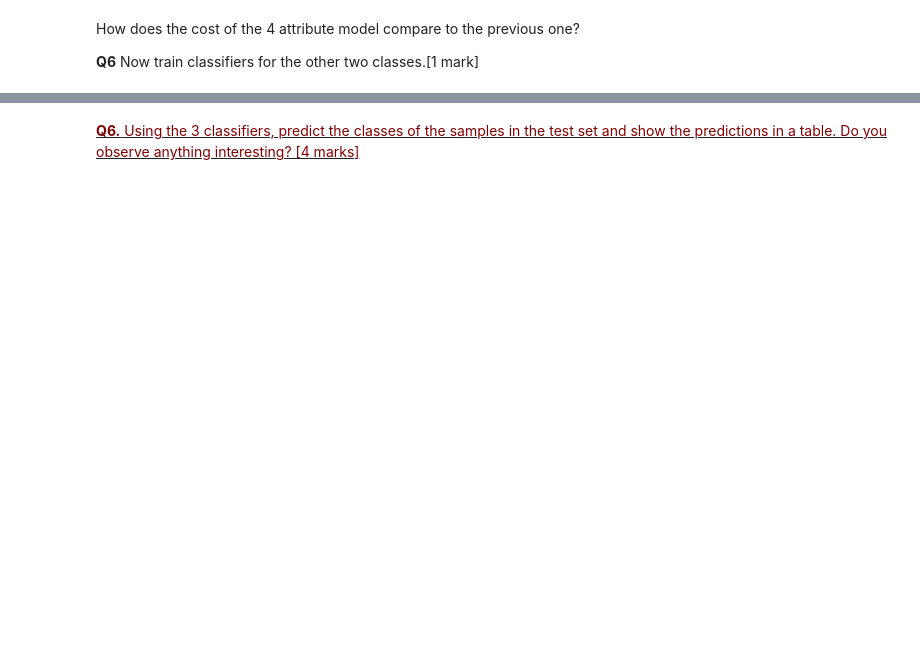
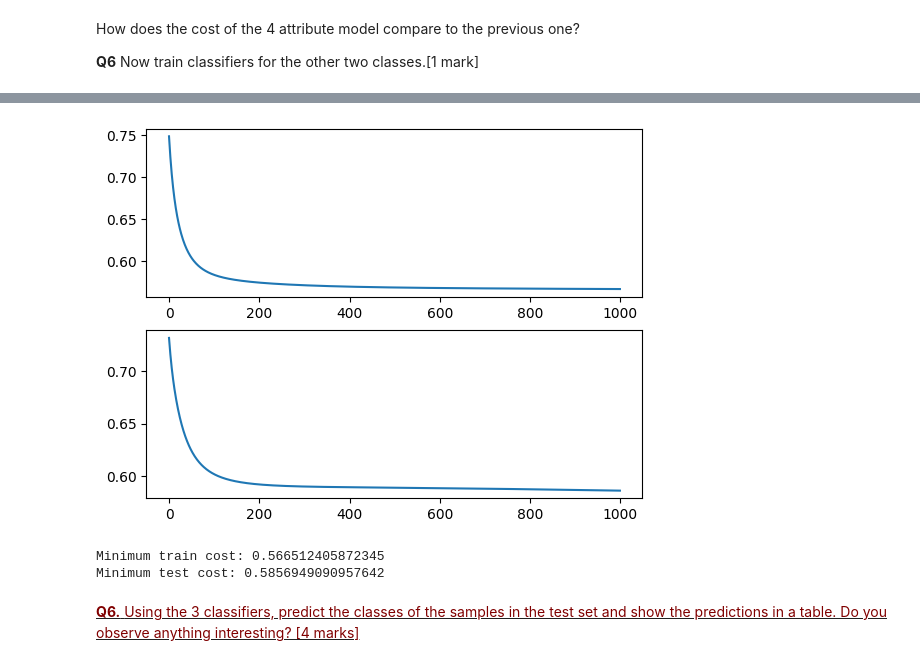
Before and after one commit to kianahs/Machine-Learning, a Jupyter notebook: wk4_Classification_I.ipynb, the cells around one changed output, grey strips where cells are left out. Cells and saved outputs as stored; diff of their text form; code cells hidden in the pictures; blank space fills up the shorter version.

```diff
--- a/wk4_Classification_I.ipynb
+++ b/wk4_Classification_I.ipynb
@@ -281,2 +423,14 @@ How does the cost of the 4 attribute model compare to the previous one?
+# %%
+### your code here
+alpha = 0.1
+virginica_model = nn.Sequential(nn.Linear(x_train.shape[1], 1, bias=False), nn.Sigmoid())
+virginica_labels = y_train[:, 1].reshape(-1, 1).float()
+virginica_testy = y_test[:, 1].reshape(-1, 1).float()
+optimiser = optim.SGD(virginica_model.parameters(), alpha)
+train(virginica_model, x_train, virginica_labels, x_test, virginica_testy, optimiser, alpha)
+# %% [output]
+[figure, added]
+Minimum train cost: 0.566512405872345
+Minimum test cost: 0.5856949090957642
 # %% [markdown]
 <u><font color="maroon"> **Q6.** Using the 3 classifiers, predict the classes of the samples in the test set and show the predictions in a table. Do you observe anything interesting? [4 marks] </font></u>
```
Also changed, not shown: parts of 20 cells of this notebook.
